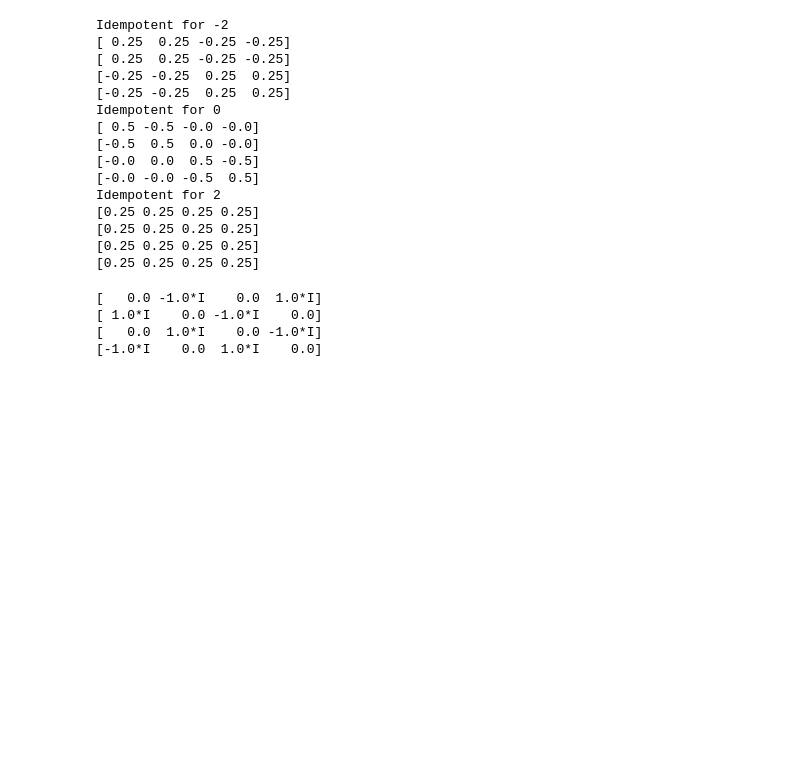
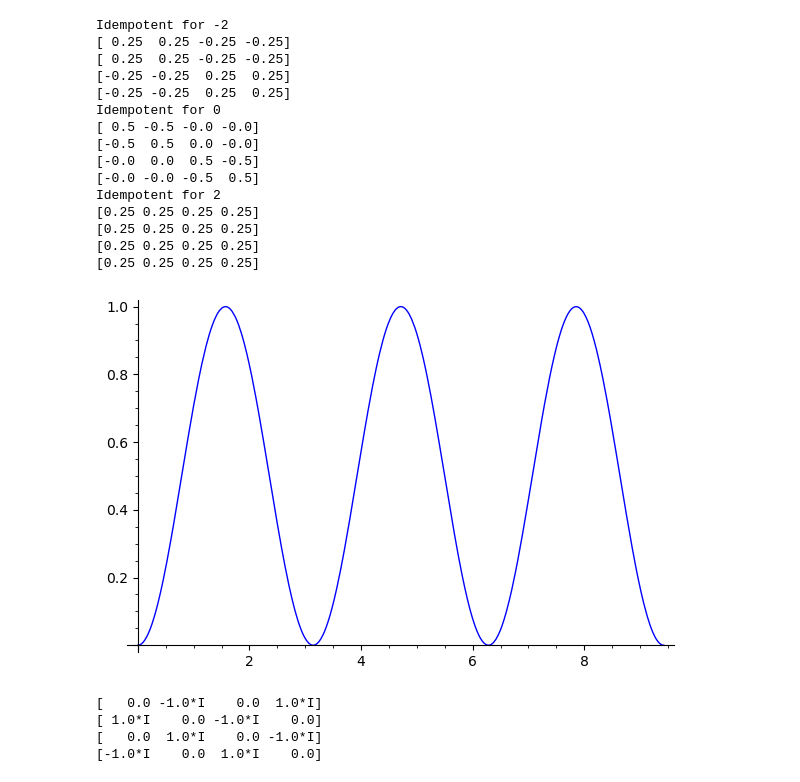
Before and after one commit to EmilyMWright/FUSRP-2021-Quantum-Walks, a Jupyter notebook: Adjancency_Matrix_Functions.ipynb, the cells around one changed output. Saved outputs shown, nothing was run; the diff lists cells and outputs as text; code cells hidden in the pictures; blank space fills up the shorter version.

Commit message:
Adds plotting function

```diff
--- a/Adjancency_Matrix_Functions.ipynb
+++ b/Adjancency_Matrix_Functions.ipynb
@@ -211,6 +211,42 @@ def transfer_at_time_a(A,t,i,j):
     if U[i][j].abs() < 0.00001:
         return 0
     return U[i][j].abs()
+
+################################################################################
+# Function: transfer_plots                                                     #
+#                                                                              #
+# Purpose: list plots for each entry of transfer matrix from 0 to 3pi          #
+#                                                                              #
+# Arguments:                                                                   #
+#   A        Hermitian sage or numpy matrix     adjacency matrix/Hamiltonian   #
+#   s        character                          choose 'r','i', or 'a'                     #
+#                                                                              #
+# Returns: absolute value of U(t) at index [i][j]                              #
+#                                                                              #
+################################################################################
+
+def transfer_plots(A,s):
+    A = np.matrix(A)
+    n = len(A)
+    plots = []
+    if s == 'r':
+        for i in range(n):
+            for j in range(n):
+                plots.append(plot(transfer_at_time_r(A,x,i,j),0,3*np.pi))
+    elif s == 'i':
+        for i in range(n):
+            for j in range(n):
+                plots.append(plot(transfer_at_time_i(A,x,i,j),0,3*np.pi))
+    else:
+        for i in range(n):
+            for j in range(n):
+                plots.append(plot(transfer_at_time_a(A,x,i,j),0,3*np.pi))
+    chunks = [plots[x:x+n] for x in range(0, len(plots), n)]
+    return chunks
+# %%
+transfer_plots(AC4,'a')[0][1]
+# %% [output]
+[figure, added]
 # %%
 # Example usage for directed C4 matrix
 DC4 = np.matrix([[0,-1j,0,1j],[1j, 0, -1j, 0],[0,1j,0,-1j],[-1j,0,1j,0]]); matrix(DC4)
```
Also changed, not shown: parts of 1 cell of this notebook.
